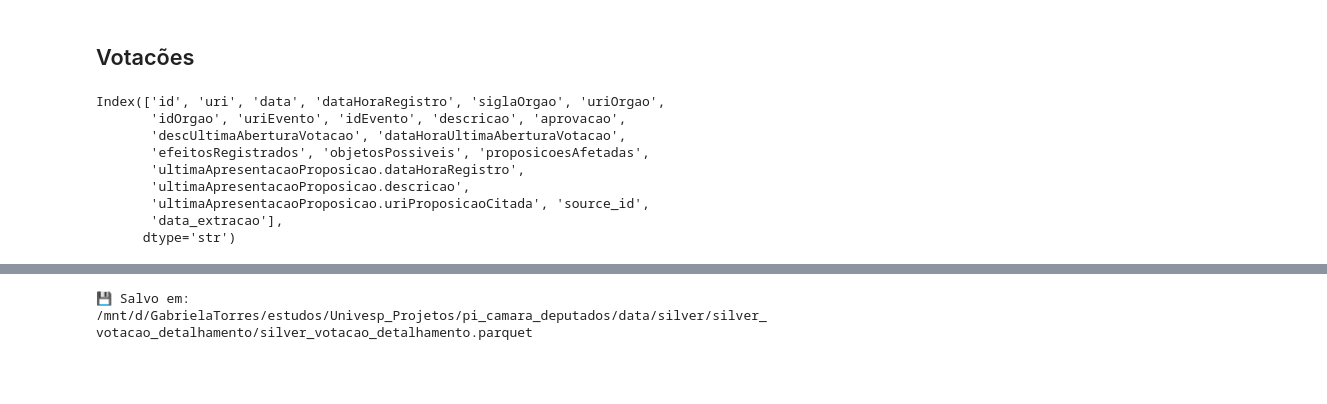
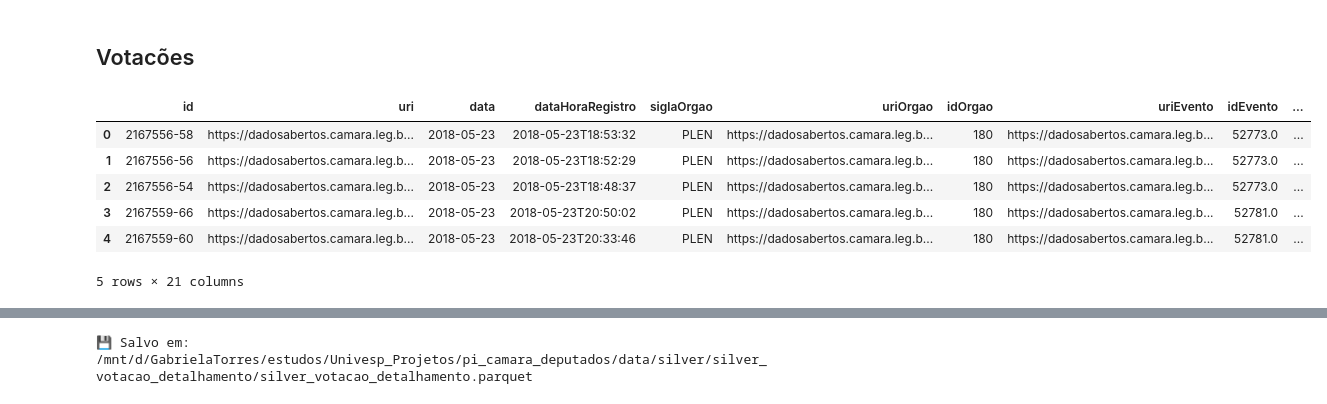
Before and after one commit to gabistorres85/pi_camara_deputados, a Jupyter notebook: notebooks/transforme_notebook.ipynb, the cells around one changed output, grey strips where cells are left out. Cells and saved outputs as stored; diff of their text form; code cells hidden in the pictures; blank space fills up the shorter version.

```diff
--- a/notebooks/transforme_notebook.ipynb
+++ b/notebooks/transforme_notebook.ipynb
@@ -354,18 +308,16 @@ salva.save_parquet(df_s_votacaoProposicao, 'silver_votacao_proposicao','silver')
 ## Votacões
 # %%
 df_votacaoDetalhamento = dfs_bronze['votacoes_detalhamento']
-# %%
-print(df_votacaoDetalhamento.columns)
-# %% [output]
-Index(['id', 'uri', 'data', 'dataHoraRegistro', 'siglaOrgao', 'uriOrgao',
-       'idOrgao', 'uriEvento', 'idEvento', 'descricao', 'aprovacao',
-       'descUltimaAberturaVotacao', 'dataHoraUltimaAberturaVotacao',
-       'efeitosRegistrados', 'objetosPossiveis', 'proposicoesAfetadas',
-       'ultimaApresentacaoProposicao.dataHoraRegistro',
-       'ultimaApresentacaoProposicao.descricao',
-       'ultimaApresentacaoProposicao.uriProposicaoCitada', 'source_id',
-       'data_extracao'],
-      dtype='str')
+# %%
+df_votacaoDetalhamento.head()
+# %% [output]
+|  | id | uri | data | dataHoraRegistro | siglaOrgao | uriOrgao | idOrgao | uriEvento | idEvento | ... |
+| 0 | 2167556-58 | https://dadosabertos.camara.leg.b... | 2018-05-23 | 2018-05-23T18:53:32 | PLEN | https://dadosabertos.camara.leg.b... | 180 | https://dadosabertos.camara.leg.b... | 52773.0 | ... |
+| 1 | 2167556-56 | https://dadosabertos.camara.leg.b... | 2018-05-23 | 2018-05-23T18:52:29 | PLEN | https://dadosabertos.camara.leg.b... | 180 | https://dadosabertos.camara.leg.b... | 52773.0 | ... |
+| 2 | 2167556-54 | https://dadosabertos.camara.leg.b... | 2018-05-23 | 2018-05-23T18:48:37 | PLEN | https://dadosabertos.camara.leg.b... | 180 | https://dadosabertos.camara.leg.b... | 52773.0 | ... |
+| 3 | 2167559-66 | https://dadosabertos.camara.leg.b... | 2018-05-23 | 2018-05-23T20:50:02 | PLEN | https://dadosabertos.camara.leg.b... | 180 | https://dadosabertos.camara.leg.b... | 52781.0 | ... |
+| 4 | 2167559-60 | https://dadosabertos.camara.leg.b... | 2018-05-23 | 2018-05-23T20:33:46 | PLEN | https://dadosabertos.camara.leg.b... | 180 | https://dadosabertos.camara.leg.b... | 52781.0 | ... |
+5 rows × 21 columns
 # %%
 mapeamento_votacaoDetalhamento = {
     'id': ('id_Votacao', 'str'),
```
Also changed, not shown: parts of 48 cells of this notebook, 10 other files.
